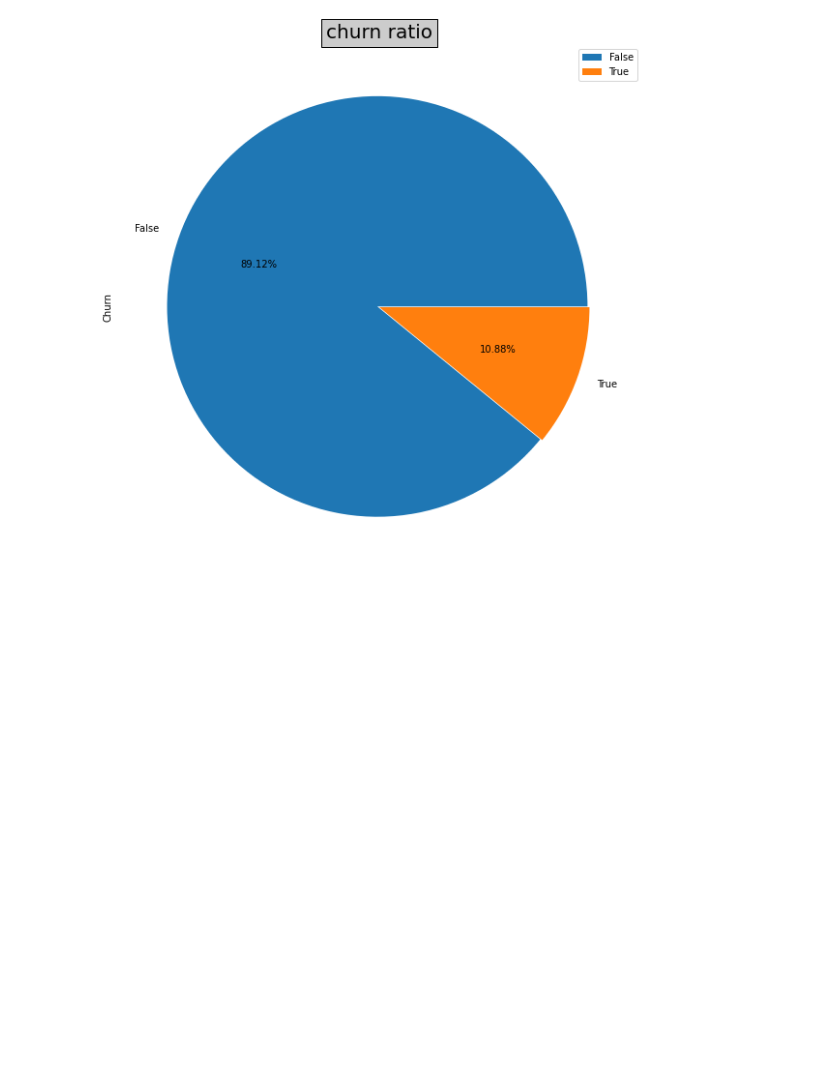
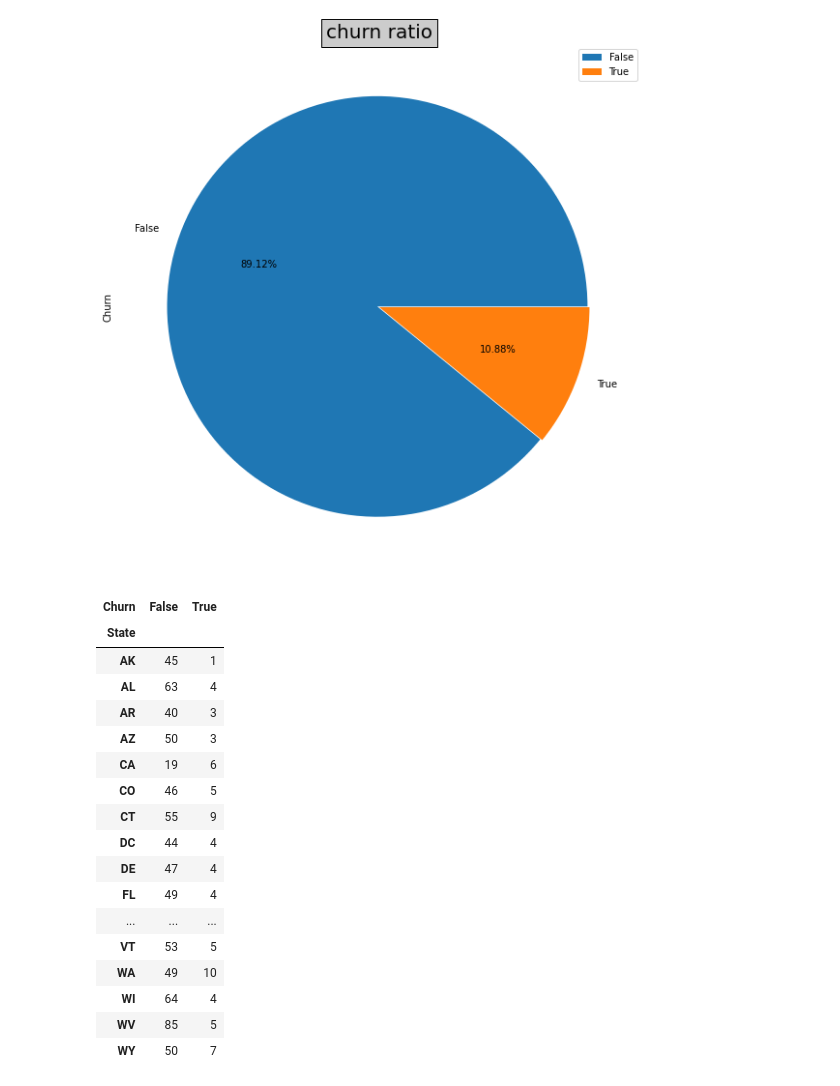
Before and after one commit to gauriagarwal18/Telecom-Churn-Prediction, a Jupyter notebook: Telecom_Churn_Analysis_Project.ipynb, the cells around one changed output. Cells and saved outputs as stored; diff of their text form; code cells hidden in the pictures; blank space fills up the shorter version.

```diff
--- a/Telecom_Churn_Analysis_Project.ipynb
+++ b/Telecom_Churn_Analysis_Project.ipynb
@@ -331,0 +321,22 @@ make_pieplot(telecom["Churn"],"Churn","churn ratio")
+# %%
+state_churn=pd.crosstab(telecom["State"],telecom["Churn"])
+state_churn
+# %% [output]
+| Churn | False | True |
+| State |  |  |
+| AK | 45 | 1 |
+| AL | 63 | 4 |
+| AR | 40 | 3 |
+| AZ | 50 | 3 |
+| CA | 19 | 6 |
+| CO | 46 | 5 |
+| CT | 55 | 9 |
+| DC | 44 | 4 |
+| DE | 47 | 4 |
+| FL | 49 | 4 |
+| ... | ... | ... |
+| VT | 53 | 5 |
+| WA | 49 | 10 |
+| WI | 64 | 4 |
+| WV | 85 | 5 |
+| WY | 50 | 7 |
```
Also changed, not shown: parts of 13 cells of this notebook.
